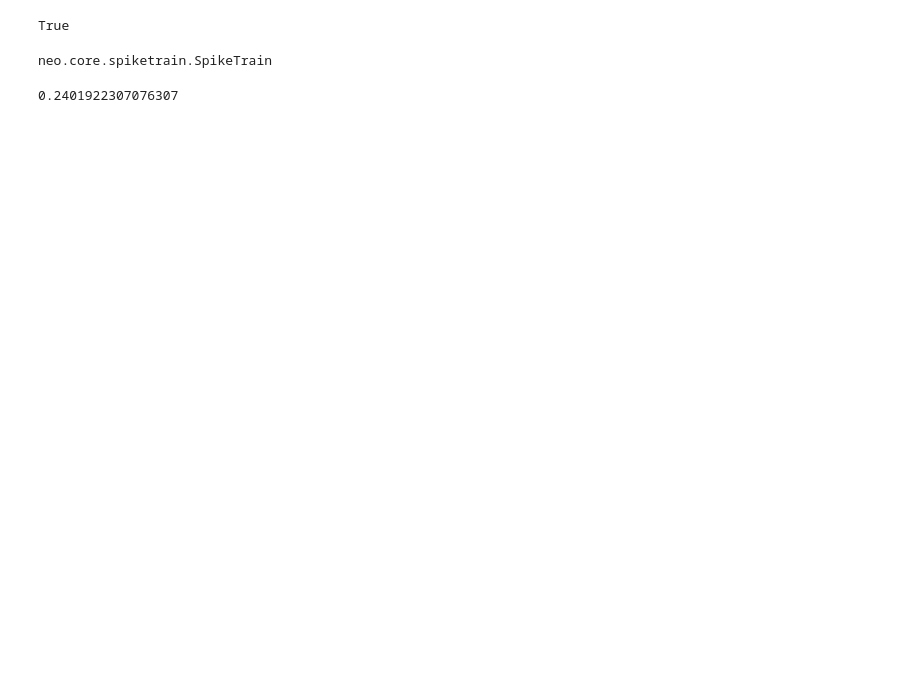
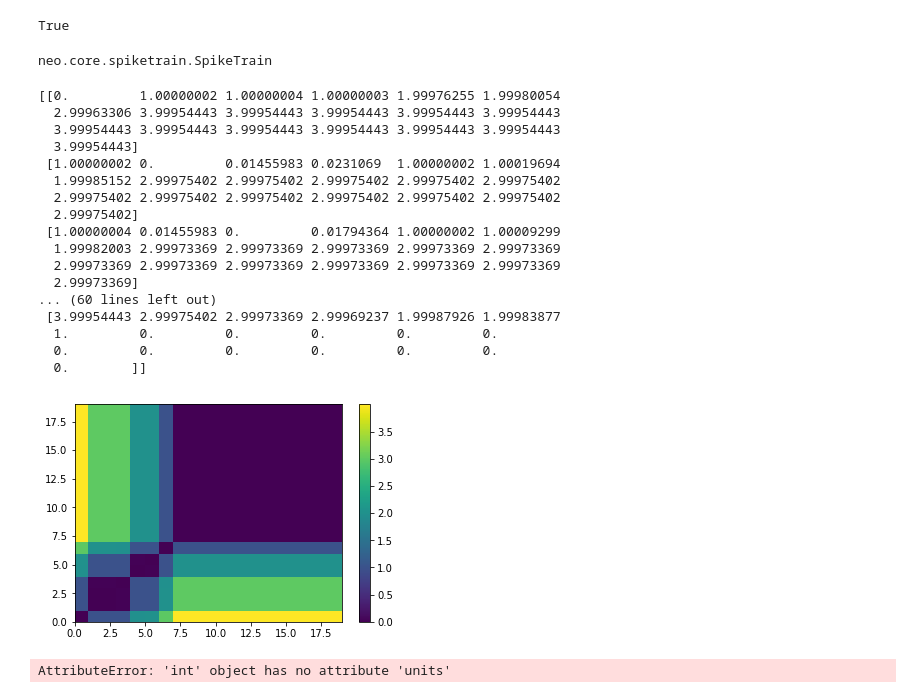
Before and after one commit to xhenes/optimality, a Jupyter notebook: AC-LIF.ipynb, the cells around one changed output. Drawn from its saved outputs; the diff is of its cells as text; code cells hidden in the pictures; blank space fills up the shorter version.

```diff
--- a/AC-LIF.ipynb
+++ b/AC-LIF.ipynb
@@ -125,7 +180,3 @@ type(trains[0])
 neo.core.spiketrain.SpikeTrain
 # %%
 cell = neuron.Population(10, neuron.IF_curr_exp(v_thresh = -50.0, tau_refrac = 5.0, tau_m = 10.0))
-# %%
-corrcoef([0,3,4],[1,-5,7])[0,1]
-# %% [output]
-0.2401922307076307
@@ -131,0 +185,24 @@ corrcoef([0,3,4],[1,-5,7])[0,1]
+# %%
+distance_matrix2 = van_rossum_dist(trains.values(), tau=array(50.0) * pq.s, sort = True)
+plt.pcolor(distance_matrix2)
+plt.colorbar()
+print(distance_matrix2)
+# %% [output]
+[[0.         1.00000002 1.00000004 1.00000003 1.99976255 1.99980054
+  2.99963306 3.99954443 3.99954443 3.99954443 3.99954443 3.99954443
+  3.99954443 3.99954443 3.99954443 3.99954443 3.99954443 3.99954443
+  3.99954443]
+ [1.00000002 0.         0.01455983 0.0231069  1.00000002 1.00019694
+  1.99985152 2.99975402 2.99975402 2.99975402 2.99975402 2.99975402
+  2.99975402 2.99975402 2.99975402 2.99975402 2.99975402 2.99975402
+  2.99975402]
+ [1.00000004 0.01455983 0.         0.01794364 1.00000002 1.00009299
+  1.99982003 2.99973369 2.99973369 2.99973369 2.99973369 2.99973369
+  2.99973369 2.99973369 2.99973369 2.99973369 2.99973369 2.99973369
+  2.99973369]
+... (60 lines left out)
+ [3.99954443 2.99975402 2.99973369 2.99969237 1.99987926 1.99983877
+  1.         0.         0.         0.         0.         0.
+  0.         0.         0.         0.         0.         0.
+  0.        ]]
+[figure, added]
@@ -131,0 +223,4 @@ corrcoef([0,3,4],[1,-5,7])[0,1]
+# %%
+cost_1 = cost_function()
+# %% [output]
+AttributeError: 'int' object has no attribute 'units'
```
Also changed, not shown: parts of 18 cells of this notebook.
